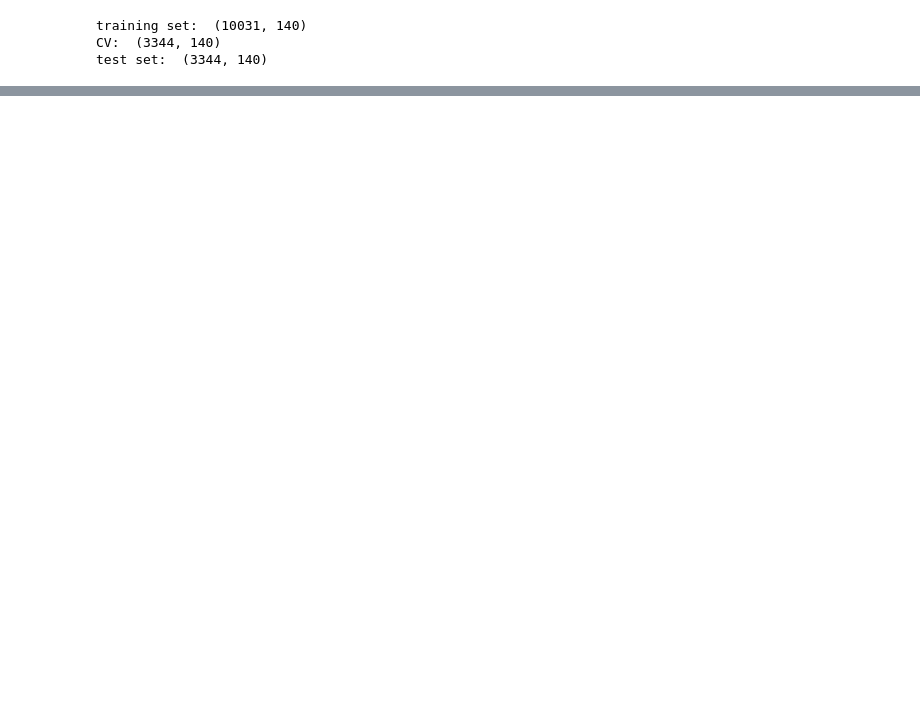
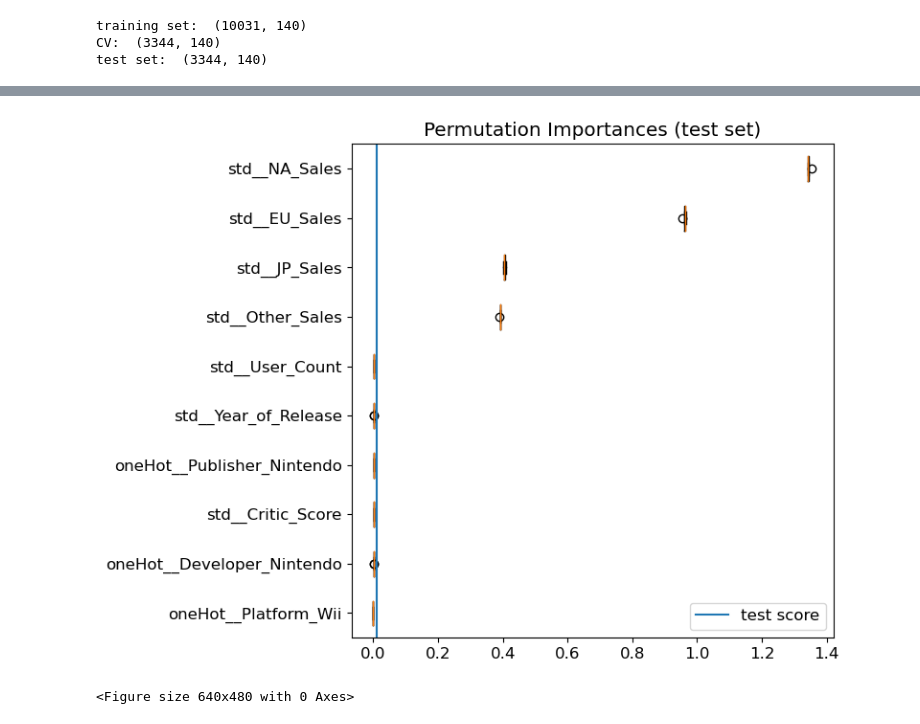
Before and after one commit to nlamber2/data1030_project, a Jupyter notebook: src/Project.ipynb, the cells around one changed output, grey strips where cells are left out. Saved outputs shown, nothing was run; the diff lists cells and outputs as text; code cells hidden in the pictures; blank space fills up the shorter version.

```diff
--- a/src/Project.ipynb
+++ b/src/Project.ipynb
@@ -247,12 +247,11 @@ from sklearn.model_selection import train_test_split
 
 from sklearn.model_selection import ParameterGrid
 from sklearn.metrics import mean_squared_error
-from sklearn.metrics import r2_score
 import warnings
 
 warnings.filterwarnings("ignore")
 
-nr_states = 3
+nr_states = 5
 best_models = []
 test_scores = np.zeros(nr_states)
 test_sets = []
@@ -764,0 +789,23 @@ results.plot()
+# %%
+from sklearn.inspection import permutation_importance
+
+import warnings
+warnings.filterwarnings("ignore")
+
+result = permutation_importance(ridge_best_models[2], ridge_test_sets[2][0], ridge_test_sets[2][1], scoring='neg_root_mean_squared_error', random_state = 59)
+importance = result.importances
+
+test_scores = ridge_test_scores[2]
+# %%
+sorted_indcs = np.argsort(np.mean(importance,axis=1))
+plt.rcParams.update({'font.size': 12})
+plt.figure(figsize=(8.0,6.0))
+plt.boxplot(importance[sorted_indcs[-10:]].T,labels=ridge_test_sets[2][0].columns[sorted_indcs[-10:]],vert=False)
+plt.axvline(test_scores,label='test score')
+plt.title("Permutation Importances (test set)")
+plt.legend()
+plt.tight_layout()
+plt.show()
+# %% [output]
+[figure, added]
+<Figure size 640x480 with 0 Axes>
```
Also changed, not shown: parts of 9 cells of this notebook, 8 other files.
